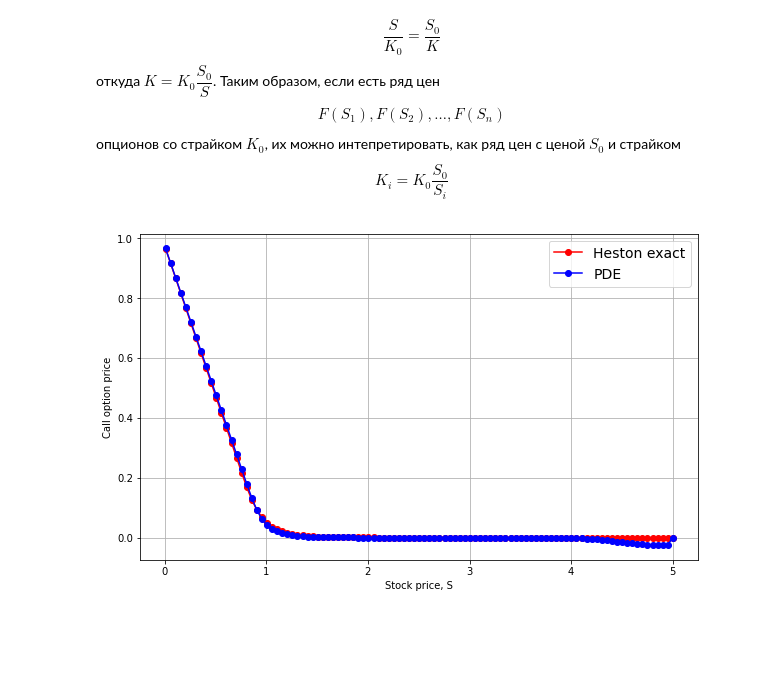
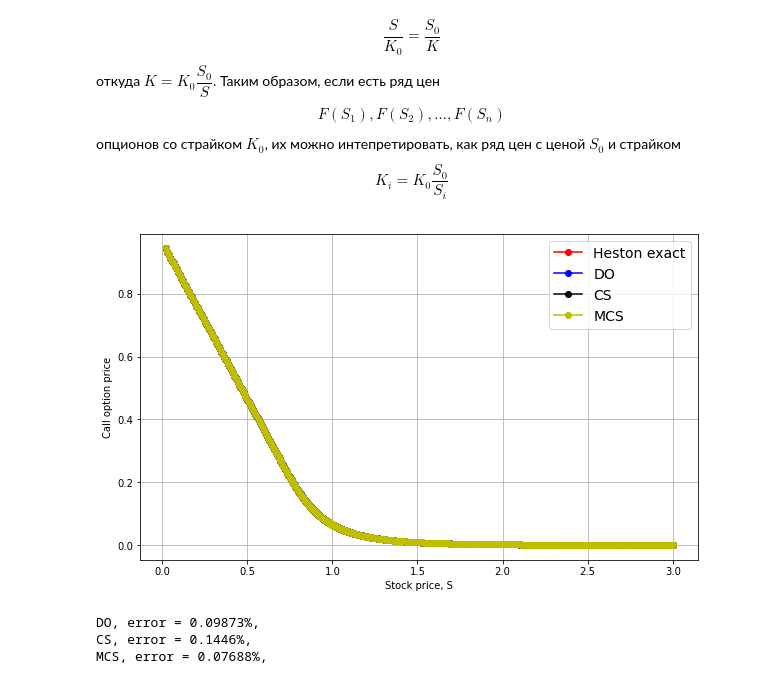
Before and after one commit to dolmatovas/MathFinance, a Jupyter notebook: heston/finite differences1.ipynb, the cells around one changed output. Cells and saved outputs as stored; diff of their text form; code cells hidden in the pictures; blank space fills up the shorter version.

```diff
--- a/heston/finite differences1.ipynb
+++ b/heston/finite differences1.ipynb
@@ -215,9 +215,20 @@ gridParams   = GridParams(Nx, Ny, M, S0, v0, 5)
+# %%
+def GetPFromU(u):
+    vn = yn * sigma
+
+    iy = np.where( vn <= v0 )[0][-1]
+
+    H = 0.5 * (u[-1, :, iy] + u[-1, :, iy + 1])
+    return np.exp(-r * T) * K * H
 # %%
-uAD = solve_alternating_direction_LU(hestonParams, optionParams, gridParams)
+uDO = solve_alternating_direction_DO(hestonParams, optionParams, gridParams)
+uCS = solve_alternating_direction_CS(hestonParams, optionParams, gridParams)
+uMCS = solve_alternating_direction_MCS(hestonParams, optionParams, gridParams)
+
 tn, xn, yn = GetGrid(hestonParams, optionParams, gridParams)
 # %%
 Sn = K * np.exp(xn)
 
-vn = yn * sigma
-
-iy = np.where( vn <= v0 )[0][-1]
+pDO = GetPFromU(uDO)
+pCS = GetPFromU(uCS)
+pMCS = GetPFromU(uMCS)
@@ -227,14 +235,27 @@ Pk = np.exp(-r * T) * K * H
 # %%
-Nu = 1000
+Nu = 2000
 P_exact = getOptionPrice(Sn, K, Nu, T, r, kappa, sigma, theta, rho, v0, False)
 P_exact = P_exact[0]
 # %%
 plt.figure(figsize=(10, 6))
 plt.plot(Sn, P_exact, '-or',label="Heston exact")
-plt.plot(Sn, Pk, '-ob', label="PDE")
+plt.plot(Sn, pDO, '-ob', label="DO")
+plt.plot(Sn, pCS, '-ok', label="CS")
+plt.plot(Sn, pMCS, '-oy', label="MCS")
 plt.legend(fontsize=14)
 plt.xlabel("Stock price, S")
 plt.ylabel("Call option price")
 plt.grid()
 # %% [output]
-[figure, old version]
+[figure, new version]
+# %%
+names = ["DO", "CS", "MCS"]
+prices = [pDO, pCS, pMCS]
+
+for name, price in zip(names, prices):
+    err = np.linalg.norm(P_exact - price) / np.linalg.norm(P_exact) * 100
+    print(f'{name}, error = {err:1.4}%,')
+# %% [output]
+DO, error = 0.09873%,
+CS, error = 0.1446%,
+MCS, error = 0.07688%,
```
Also changed, not shown: parts of 7 cells of this notebook, 4 other files.
